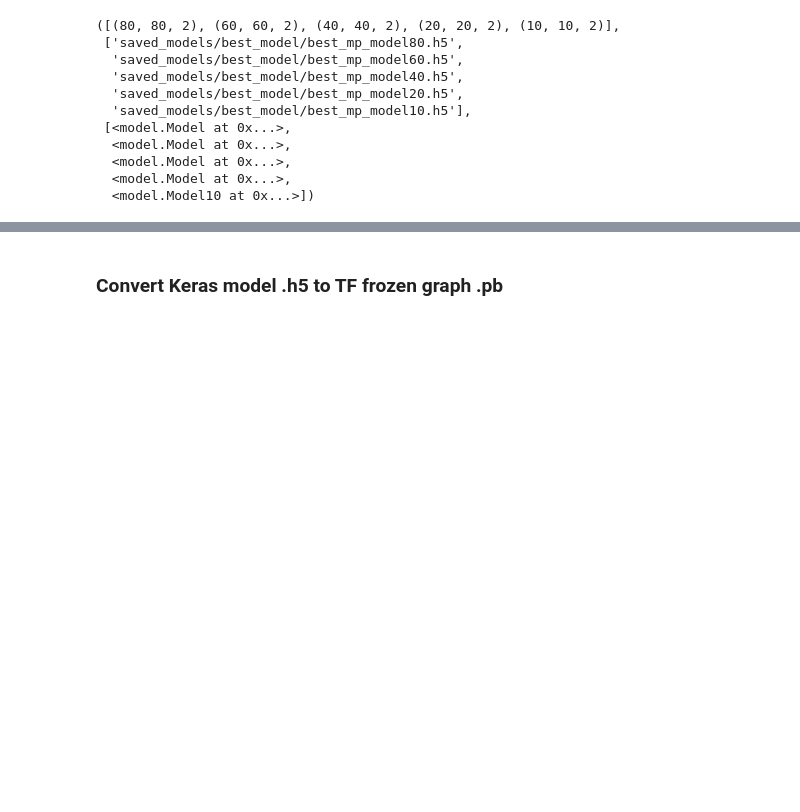
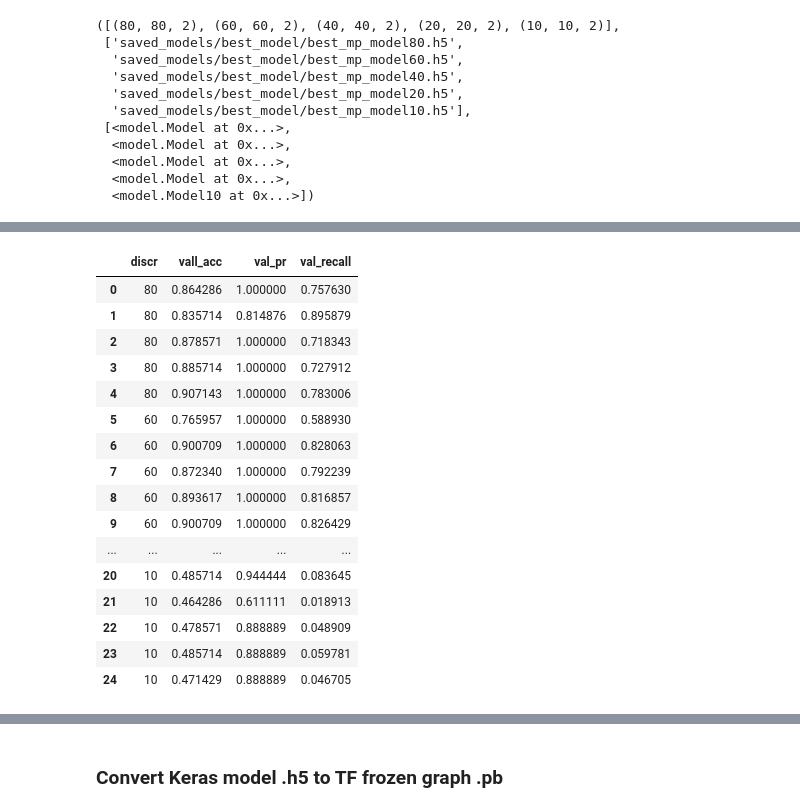
Before and after one commit to EvgeniiMunin/gnss-multipath-detector, a Jupyter notebook: convert_keras_ncs2_mpcnn_runtime_inf.ipynb, the cells around one changed output, grey strips where cells are left out. Cells and saved outputs as stored; diff of their text form; code cells hidden in the pictures; blank space fills up the shorter version.

```diff
--- a/convert_keras_ncs2_mpcnn_runtime_inf.ipynb
+++ b/convert_keras_ncs2_mpcnn_runtime_inf.ipynb
@@ -89,8 +88,8 @@ def load_data(discr):
 # %% [markdown]
 ### Build, train, save model
 # %%
-batch_size = 8
-train_iters = 2
+batch_size = 32
+train_iters = 5
 learning_rate = 1e-4
 # %%
 #%% Define model.
@@ -118,6 +117,7 @@ shapes, h5_paths, models_mp
   <model.Model10 at 0x...>])
 # %%
 X_vals, y_vals = [], []
+histories = dict()
 for model, h5_path, shape in zip(models_mp, h5_paths, shapes):
     # load data
     discr = shape[0]
@@ -125,7 +125,6 @@ for model, h5_path, shape in zip(models_mp, h5_paths, shapes):
     # keep X_vals/ y_vals for inference
     X_vals.append(X_val_synth)
     y_vals.append(y_val_synth)
-    continue
 
     # define augmentatios
     datagen = ImageDataGenerator(
@@ -157,6 +156,7 @@ for model, h5_path, shape in zip(models_mp, h5_paths, shapes):
         callbacks=[reduce_lr, early_stopping, checkpointer]
         )
 
+    histories[shape[0]] = history
 #save_model(model.model, 'saved_models/sc1_data_gen_train_zoom.pkl')
 
 # load model from .h5
@@ -164,0 +306,28 @@ for model, h5_path, shape in zip(models_mp, h5_paths, shapes):
+# %%
+val_acc, val_pr, val_recall, discrs = [], [], [], []
+for key, value in histories.items():
+    discrs += [key] * 5
+    val_acc += value.history['val_acc']
+    val_pr += value.history['val_precision']
+    val_recall += value.history['val_recall']
+
+metrics = pd.DataFrame(list(zip(discrs, val_acc, val_pr, val_recall)), columns=['discr', 'vall_acc', 'val_pr', 'val_recall'])
+metrics.to_csv('metrics.csv')
+# %% [output]
+|  | discr | vall_acc | val_pr | val_recall |
+| 0 | 80 | 0.864286 | 1.000000 | 0.757630 |
+| 1 | 80 | 0.835714 | 0.814876 | 0.895879 |
+| 2 | 80 | 0.878571 | 1.000000 | 0.718343 |
+| 3 | 80 | 0.885714 | 1.000000 | 0.727912 |
+| 4 | 80 | 0.907143 | 1.000000 | 0.783006 |
+| 5 | 60 | 0.765957 | 1.000000 | 0.588930 |
+| 6 | 60 | 0.900709 | 1.000000 | 0.828063 |
+| 7 | 60 | 0.872340 | 1.000000 | 0.792239 |
+| 8 | 60 | 0.893617 | 1.000000 | 0.816857 |
+| 9 | 60 | 0.900709 | 1.000000 | 0.826429 |
+| ... | ... | ... | ... | ... |
+| 20 | 10 | 0.485714 | 0.944444 | 0.083645 |
+| 21 | 10 | 0.464286 | 0.611111 | 0.018913 |
+| 22 | 10 | 0.478571 | 0.888889 | 0.048909 |
+| 23 | 10 | 0.485714 | 0.888889 | 0.059781 |
+| 24 | 10 | 0.471429 | 0.888889 | 0.046705 |
```
Also changed, not shown: parts of 17 cells of this notebook.
